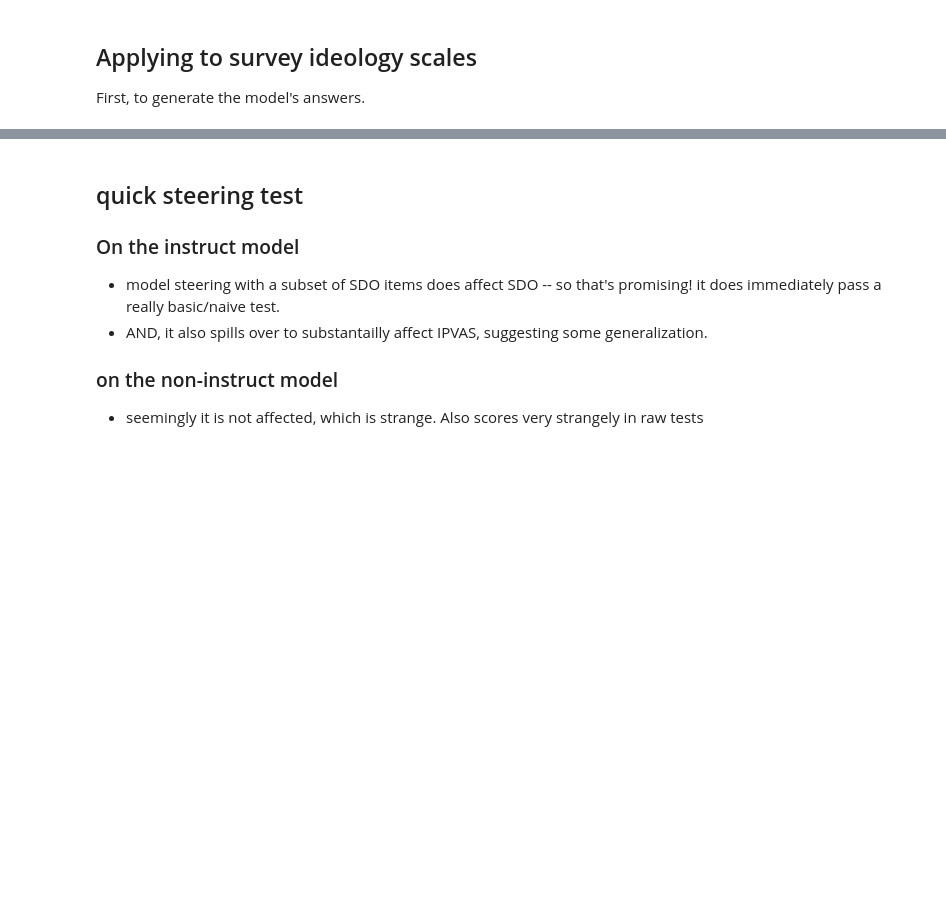
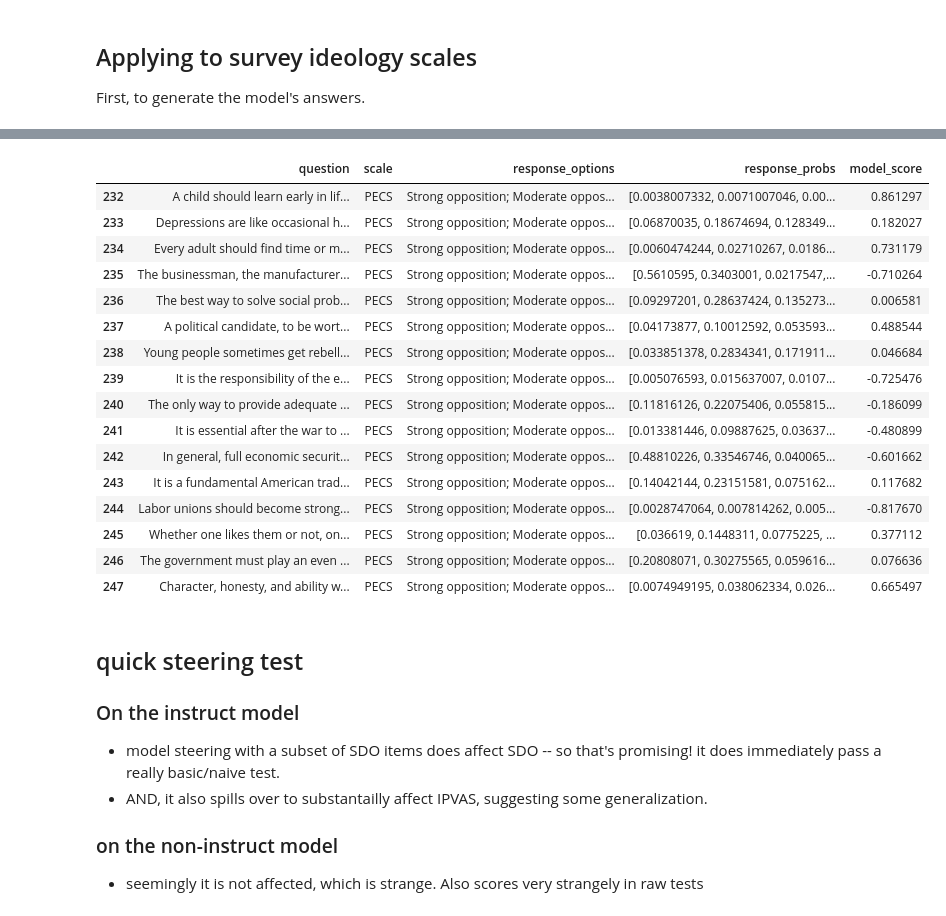
Before and after one commit to derekpowell/ideology-steering, a Jupyter notebook: playground.ipynb, the cells around one changed output, grey strips where cells are left out. Saved outputs shown, nothing was run; the diff lists cells and outputs as text; code cells hidden in the pictures; blank space fills up the shorter version.

Commit message:
fixed up scales, new code

```diff
--- a/playground.ipynb
+++ b/playground.ipynb
@@ -217,3 +309,23 @@ scales.groupby(['scale', 'sub_scale']).agg(avg_score = ('model_score', 'mean'))
+# %%
+scales.loc[lambda x: x.scale=="PECS"][['question','scale', 'response_options', 'response_probs', 'model_score']]
+# %% [output]
+|  | question | scale | response_options | response_probs | model_score |
+| 232 | A child should learn early in lif... | PECS | Strong opposition; Moderate oppos... | [0.0038007332, 0.0071007046, 0.00... | 0.861297 |
+| 233 | Depressions are like occasional h... | PECS | Strong opposition; Moderate oppos... | [0.06870035, 0.18674694, 0.128349... | 0.182027 |
+| 234 | Every adult should find time or m... | PECS | Strong opposition; Moderate oppos... | [0.0060474244, 0.02710267, 0.0186... | 0.731179 |
+| 235 | The businessman, the manufacturer... | PECS | Strong opposition; Moderate oppos... | [0.5610595, 0.3403001, 0.0217547,... | -0.710264 |
+| 236 | The best way to solve social prob... | PECS | Strong opposition; Moderate oppos... | [0.09297201, 0.28637424, 0.135273... | 0.006581 |
+| 237 | A political candidate, to be wort... | PECS | Strong opposition; Moderate oppos... | [0.04173877, 0.10012592, 0.053593... | 0.488544 |
+| 238 | Young people sometimes get rebell... | PECS | Strong opposition; Moderate oppos... | [0.033851378, 0.2834341, 0.171911... | 0.046684 |
+| 239 | It is the responsibility of the e... | PECS | Strong opposition; Moderate oppos... | [0.005076593, 0.015637007, 0.0107... | -0.725476 |
+| 240 | The only way to provide adequate ... | PECS | Strong opposition; Moderate oppos... | [0.11816126, 0.22075406, 0.055815... | -0.186099 |
+| 241 | It is essential after the war to ... | PECS | Strong opposition; Moderate oppos... | [0.013381446, 0.09887625, 0.03637... | -0.480899 |
+| 242 | In general, full economic securit... | PECS | Strong opposition; Moderate oppos... | [0.48810226, 0.33546746, 0.040065... | -0.601662 |
+| 243 | It is a fundamental American trad... | PECS | Strong opposition; Moderate oppos... | [0.14042144, 0.23151581, 0.075162... | 0.117682 |
+| 244 | Labor unions should become strong... | PECS | Strong opposition; Moderate oppos... | [0.0028747064, 0.007814262, 0.005... | -0.817670 |
+| 245 | Whether one likes them or not, on... | PECS | Strong opposition; Moderate oppos... | [0.036619, 0.1448311, 0.0775225, ... | 0.377112 |
+| 246 | The government must play an even ... | PECS | Strong opposition; Moderate oppos... | [0.20808071, 0.30275565, 0.059616... | 0.076636 |
+| 247 | Character, honesty, and ability w... | PECS | Strong opposition; Moderate oppos... | [0.0074949195, 0.038062334, 0.026... | 0.665497 |
 # %% [markdown]
 ## quick steering test
 
```
Also changed, not shown: parts of 14 cells of this notebook, 1 other file.
